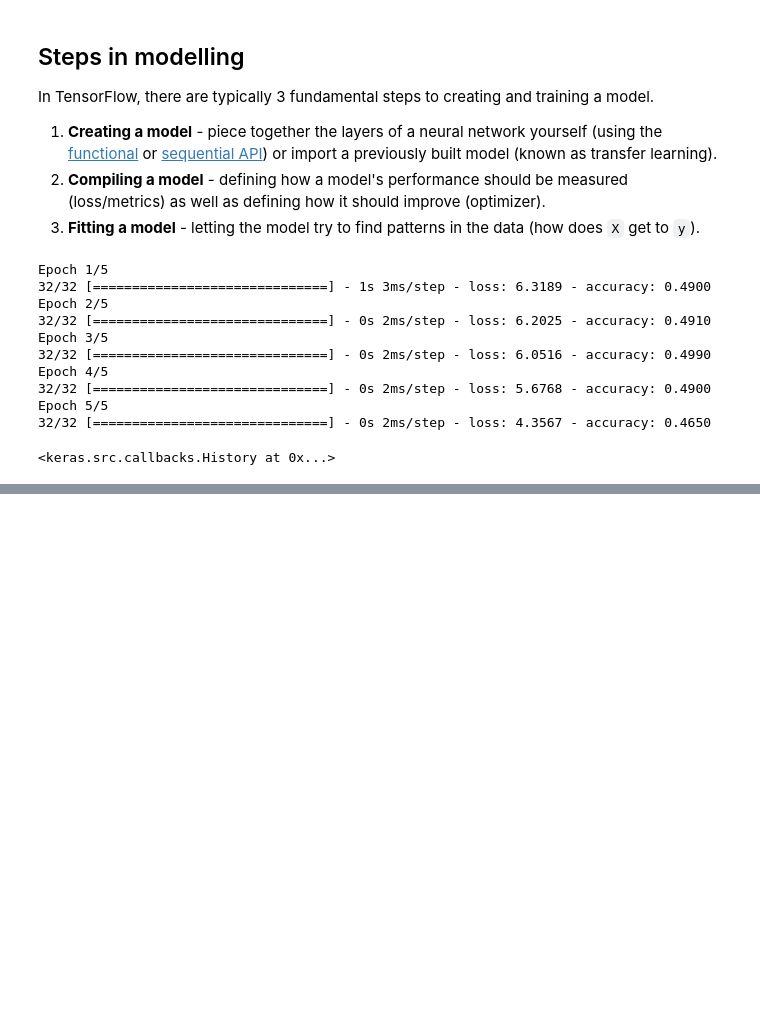
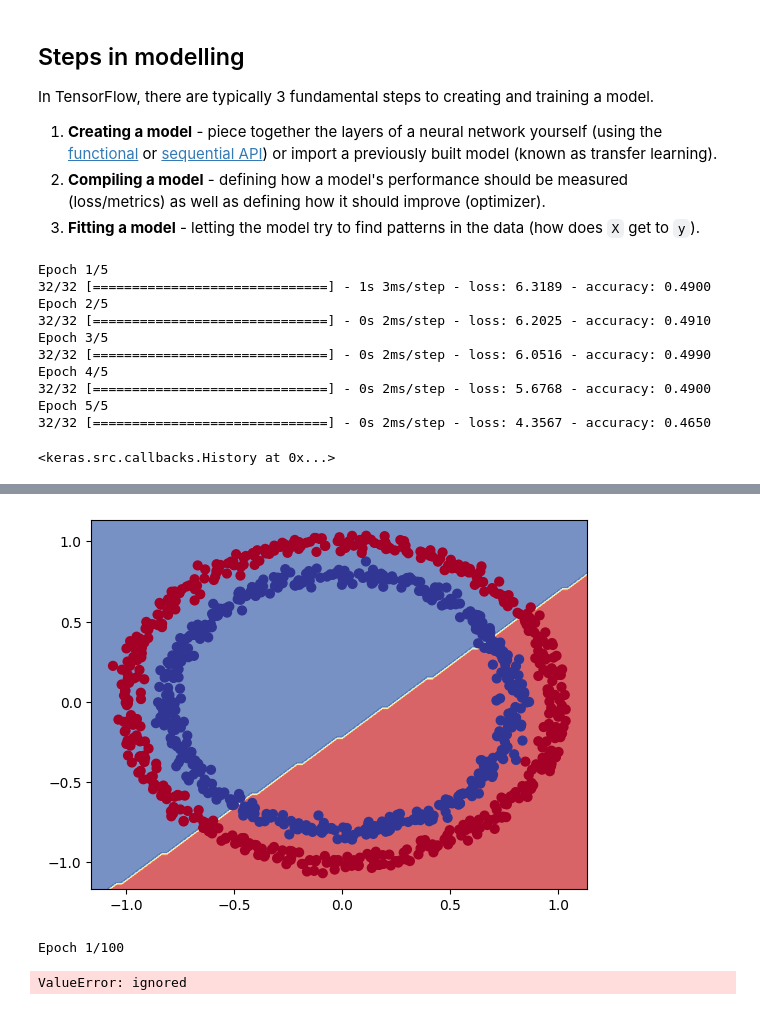
Before and after one commit to Nuthan03/NN_Classification, a Jupyter notebook: NN_classification_with_tensorflow.ipynb, the cells around one changed output, grey strips where cells are left out. Cells and saved outputs as stored; diff of their text form; code cells hidden in the pictures; blank space fills up the shorter version.

```diff
--- a/NN_classification_with_tensorflow.ipynb
+++ b/NN_classification_with_tensorflow.ipynb
@@ -115,3 +115,6 @@ Epoch 4/5
 Epoch 5/5
 32/32 [==============================] - 0s 2ms/step - loss: 4.3567 - accuracy: 0.4650
 <keras.src.callbacks.History at 0x...>
+# %%
+model.fit(x, y, epochs=200, verbose=0)
+model.evaluate(x, y)
@@ -117,0 +169,38 @@ Epoch 5/5
+# %%
+
+def plot_dicision_boundary(model, x, y):
+  """
+  Plots the decision boundary created by a model predicting on X.
+  This function has been adapted from two resources:
+   1. CS231n - https://cs231n.github.io/neural-networks-case-study/
+   2. Made with ML basics - https://github.com/GokuMohandas/MadeWithML/blob/main/notebooks/08_Neural_Networks.ipynb
+  """
+  # Define the axis boundaries of the plot and create a meshgrid
+  x_min, x_max = x[:, 0].min() - 0.1, x[:, 0].max() + 0.1
+  y_min, y_max = x[:, 1].min() - 0.1, x[:, 1].max() + 0.1
+  xx, yy = np.meshgrid(np.linspace(x_min, x_max, 100),
+                       np.linspace(y_min, y_max, 100))
+
+  # Create X values
+  x_in = np.c_[xx.ravel(), yy.ravel()] # Stacks 2D arrays together
+
+  # Make prediction using the trained model
+  y_preds = model.predict(x_in)
+
+  # Check for multiclass
+  if model.output_shape[-1] > 1: # Checks the final dimension of the model's output_shape
+    print("doing multi-class classfication")
+    # We have to reshape our predictions to get them ready for plotting
+    y_preds = np.argmax(y_preds, axis=1).reshape(xx.shape)
+  else:
+    print("doing binary classfication")
+    y_preds = np.round(np.max(y_preds, axis=1)).reshape(xx.shape)
+
+  # Plot decision boundary
+  plt.contourf(xx, yy, y_preds, cmap=plt.cm.RdYlBu, alpha=0.7)
+  plt.scatter(x[:, 0], x[:, 1], c=y, s=40, cmap=plt.cm.RdYlBu)
+  plt.xlim(xx.min(), xx.max())
+  plt.ylim(yy.min(), yy.max())
+# %%
+plot_dicision_boundary(model_3, x, y)
+# %% [output]
@@ -117,0 +209,20 @@ Epoch 5/5
+[figure, added]
+# %%
+# Let's see if we can use our model can be used for a regression problem
+
+tf.random.set_seed(42)
+
+x_regression = tf.range(0, 1000, 5)
+y_regression = tf.range(100, 1100, 5)
+
+# Split the data into train and test split
+x_reg_train = x_regression[:150]
+x_reg_test = x_regression[150:]
+y_reg_train = y_regression[:150]
+y_reg_test = y_regression[150:]
+
+# Fit the model
+model_3.fit(x_reg_train, y_reg_train, epochs=100)
+# %% [output]
+Epoch 1/100
+ValueError: ignored
```
Also changed, not shown: parts of 21 cells of this notebook.
